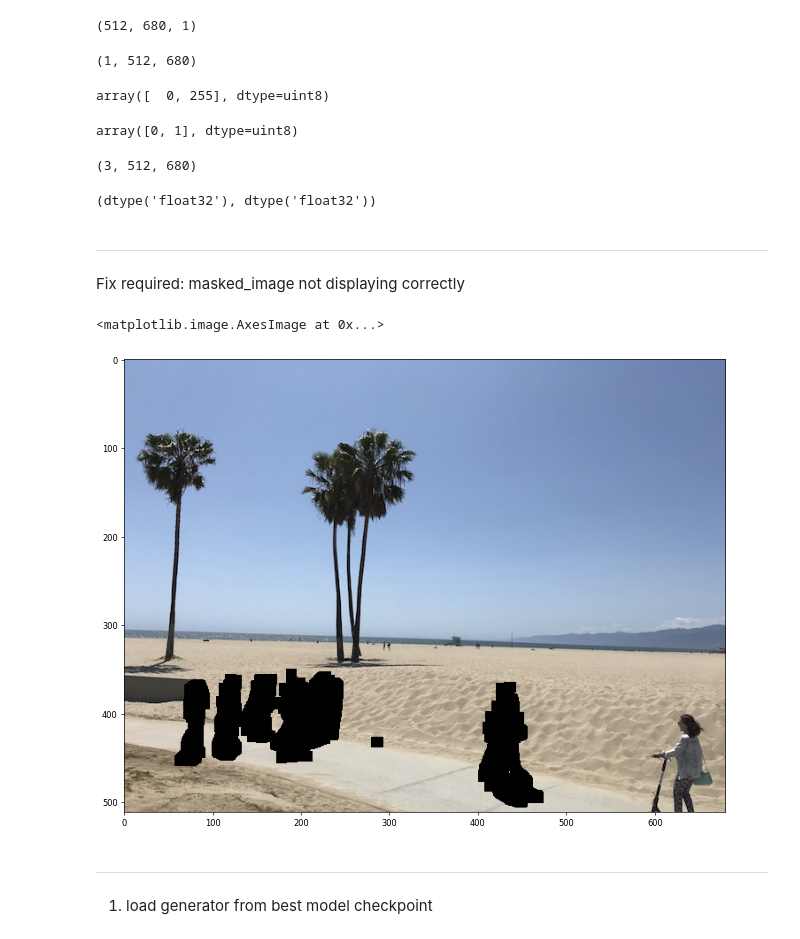
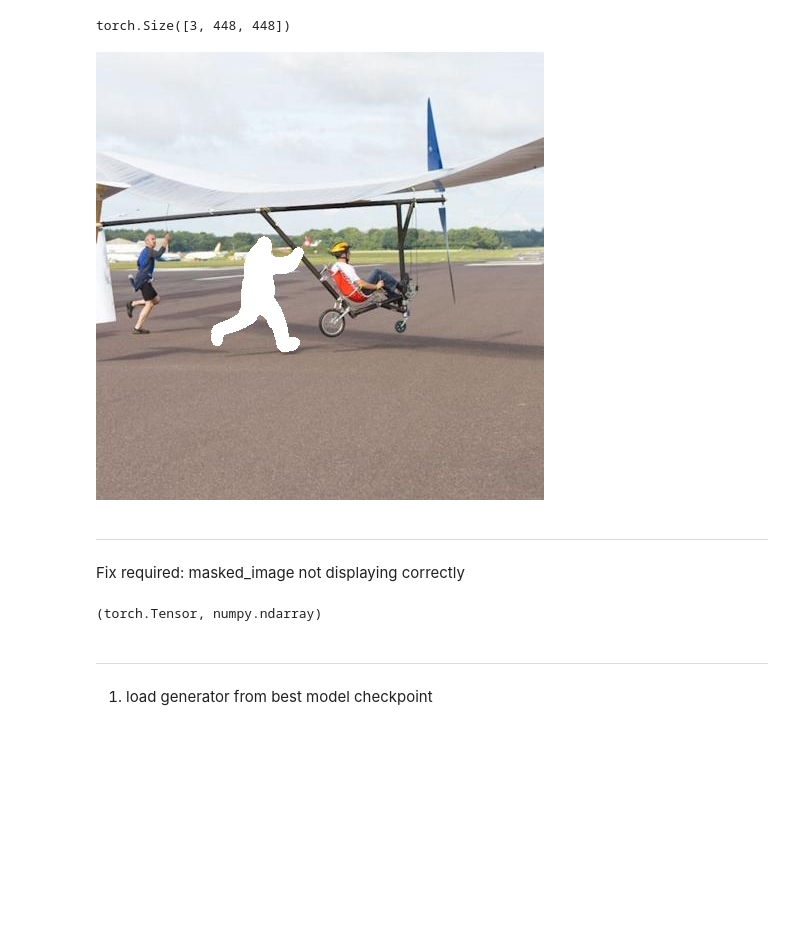
Before and after one commit to prajnan93/image-inpainting, a Jupyter notebook: examples/predict.ipynb, the cells around one changed output. Saved outputs shown, nothing was run; the diff lists cells and outputs as text; code cells hidden in the pictures; blank space fills up the shorter version.

```diff
--- a/examples/predict.ipynb
+++ b/examples/predict.ipynb
@@ -21,7 +90,7 @@ def create_cfg(args):
 # %%
-img = cv2.imread('../samples/test/1_raw.png')
-mask = cv2.imread('../samples/test/1_mask.png')
+# img = cv2.imread('../samples/test/1_raw.png')
+# mask = cv2.imread('../samples/test/1_mask.png')
 # %%
-img = cv2.cvtColor(img, cv2.COLOR_BGR2RGB)
-mask = cv2.cvtColor(mask, cv2.COLOR_BGR2RGB)
+# img = cv2.cvtColor(img, cv2.COLOR_BGR2RGB)
+# mask = cv2.cvtColor(mask, cv2.COLOR_BGR2RGB)
 # %%
@@ -38,0 +114,4 @@ plt.imshow(mask)
+# %%
+mask[np.where(mask<=100)] = 0
+mask[np.where(mask>100)] = 1
+np.unique(mask)
@@ -39,48 +124,20 @@ plt.imshow(mask)
 # %%
-mask = mask[:,:,:1]
-mask.shape
+masked_img = denorm(img) * (1 - mask) + mask
+masked_img.shape
 # %% [output]
-(512, 680, 1)
+torch.Size([3, 448, 448])
-# %%
-mask = np.transpose(mask, (2,0,1))
-mask.shape
-# %% [output]
-(1, 512, 680)
-# %%
-np.unique(mask)
-# %% [output]
-array([  0, 255], dtype=uint8)
-# %%
-mask[np.where(mask==255)] = 1
-np.unique(mask)
-# %% [output]
-array([0, 1], dtype=uint8)
-# %%
-img = np.transpose(img, (2,0,1))
-img.shape
-# %% [output]
-(3, 512, 680)
-# %%
-img = img.astype(np.float32)
-mask = mask.astype(np.float32)
-
-img.dtype, mask.dtype
-# %% [output]
-(dtype('float32'), dtype('float32'))
+# %%
+display(to_PILImage(masked_img))
+# %% [output]
+[figure, added]
 # %% [markdown]
 ___
 
 Fix required: masked_image not displaying correctly
 # %%
-masked_img = img * (1 - mask) + mask
-
-masked_img = np.transpose(masked_img, (1,2,0)).astype(np.uint8)
-
-plt.figure(figsize=(20,10), dpi=60)
-plt.imshow(masked_img)
+type(img), type(mask)
 # %% [output]
-<matplotlib.image.AxesImage at 0x...>
+(torch.Tensor, numpy.ndarray)
-[figure, removed]
 # %% [markdown]
 ___
 
```
Also changed, not shown: parts of 32 cells of this notebook, 11 other files.
